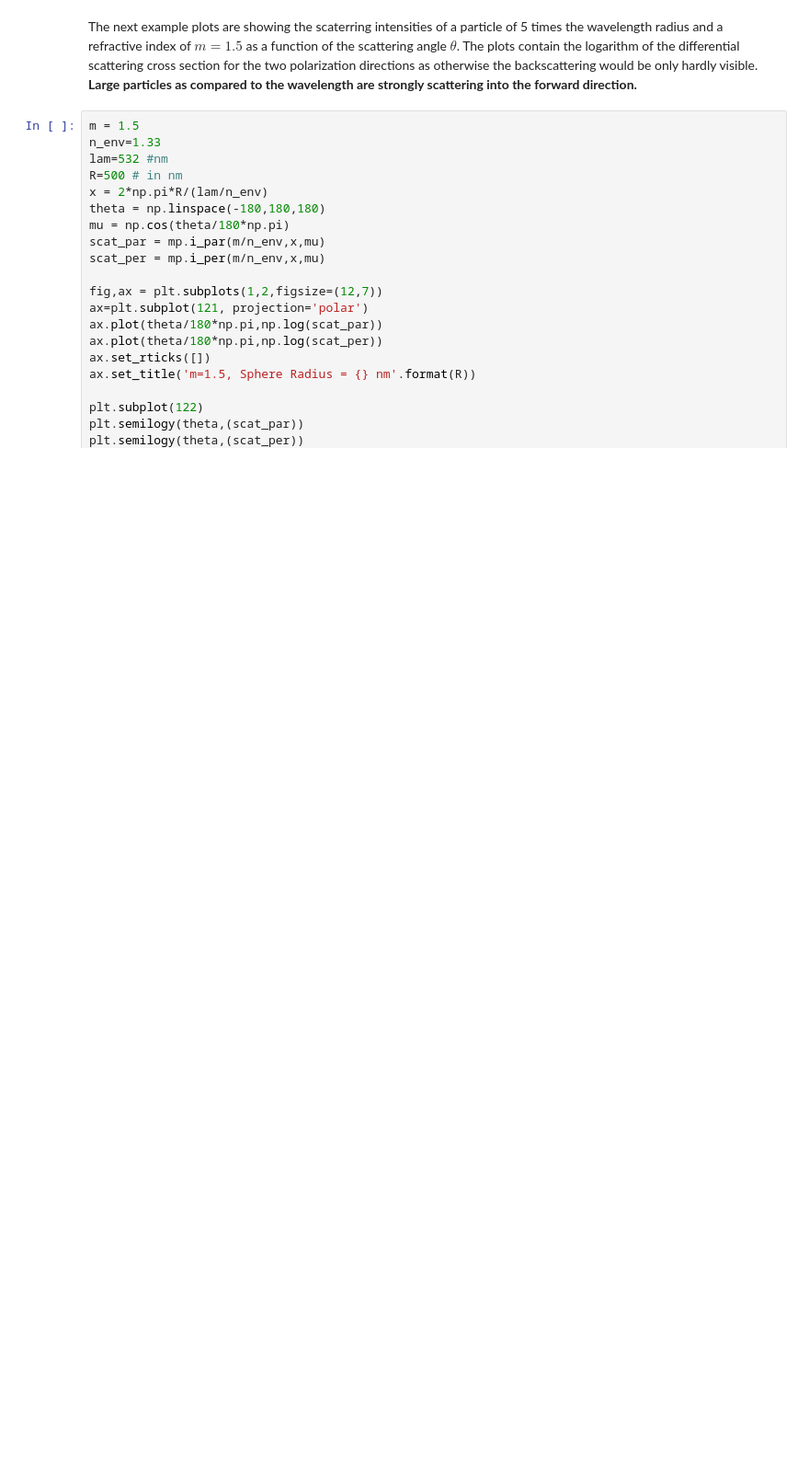
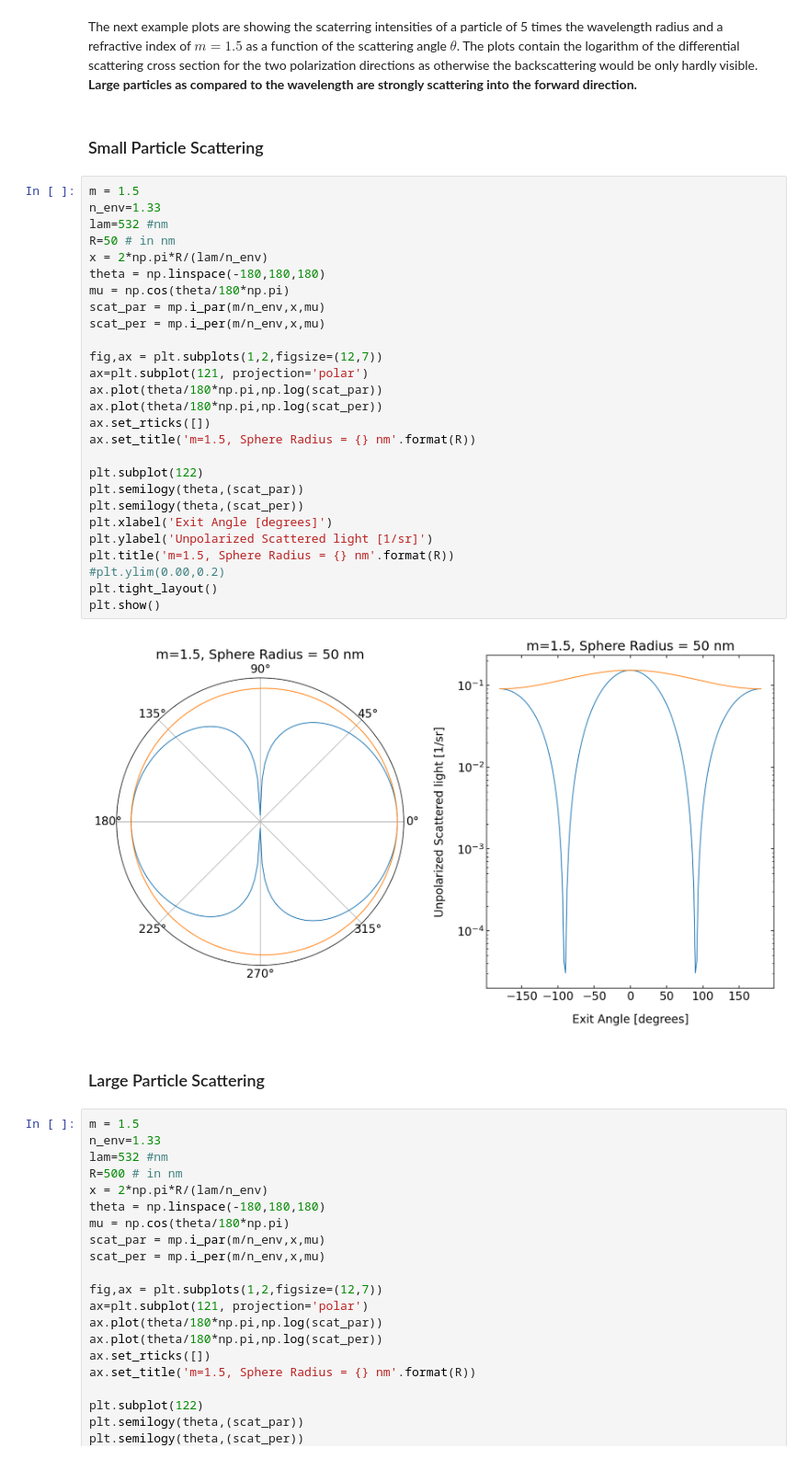
Before and after one commit to duaa1985/photonics2, a Jupyter notebook: source/notebooks/L4/Lecture 4.ipynb, the cells around one changed output. Shown: that part at 92% size. Cells and saved outputs as stored; diff of their text form; blank space fills up the shorter version.

```diff
--- a/source/notebooks/L4/Lecture 4.ipynb
+++ b/source/notebooks/L4/Lecture 4.ipynb
@@ -299,6 +297,39 @@ plt.show()
 [figure]
 # %% [markdown]
 The next example plots are showing the scaterring intensities of a particle of 5 times the wavelength radius and a refractive index of $m=1.5$ as a function of the scattering angle $\theta$. The plots contain the logarithm of the differential scattering cross section for the two polarization directions as otherwise the backscattering would be only hardly visible. **Large particles as compared to the wavelength are strongly scattering into the forward direction.**
+# %% [markdown]
+### Small Particle Scattering
+# %%
+m = 1.5
+n_env=1.33
+lam=532 #nm
+R=50 # in nm
+x = 2*np.pi*R/(lam/n_env)
+theta = np.linspace(-180,180,180)
+mu = np.cos(theta/180*np.pi)
+scat_par = mp.i_par(m/n_env,x,mu)
+scat_per = mp.i_per(m/n_env,x,mu)
+
+fig,ax = plt.subplots(1,2,figsize=(12,7))
+ax=plt.subplot(121, projection='polar')
+ax.plot(theta/180*np.pi,np.log(scat_par))
+ax.plot(theta/180*np.pi,np.log(scat_per))
+ax.set_rticks([])
+ax.set_title('m=1.5, Sphere Radius = {} nm'.format(R))
+
+plt.subplot(122)
+plt.semilogy(theta,(scat_par))
+plt.semilogy(theta,(scat_per))
+plt.xlabel('Exit Angle [degrees]')
+plt.ylabel('Unpolarized Scattered light [1/sr]')
+plt.title('m=1.5, Sphere Radius = {} nm'.format(R))
+#plt.ylim(0.00,0.2)
+plt.tight_layout()
+plt.show()
+# %% [output]
+[figure, added]
+# %% [markdown]
+### Large Particle Scattering
 # %%
 m = 1.5
 n_env=1.33
```
Also changed, not shown: parts of 3 cells of this notebook, 26 other files.
